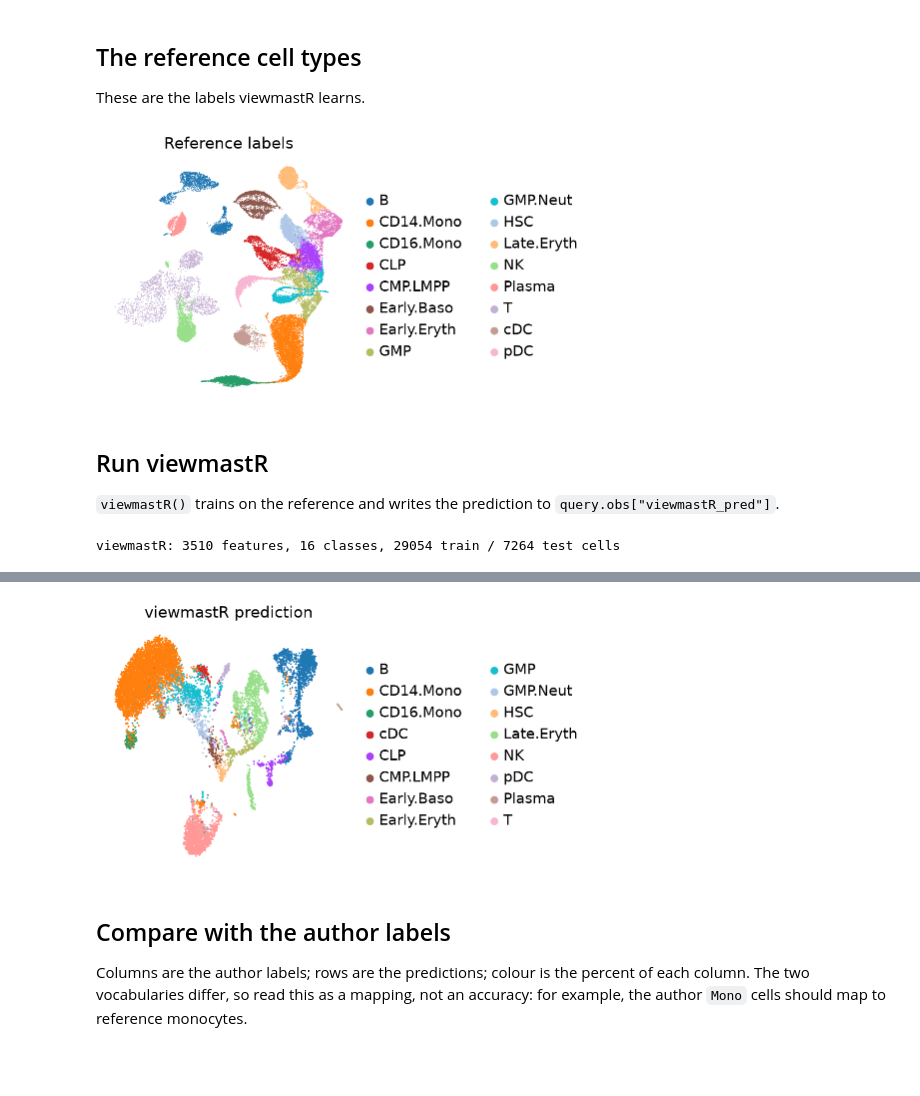
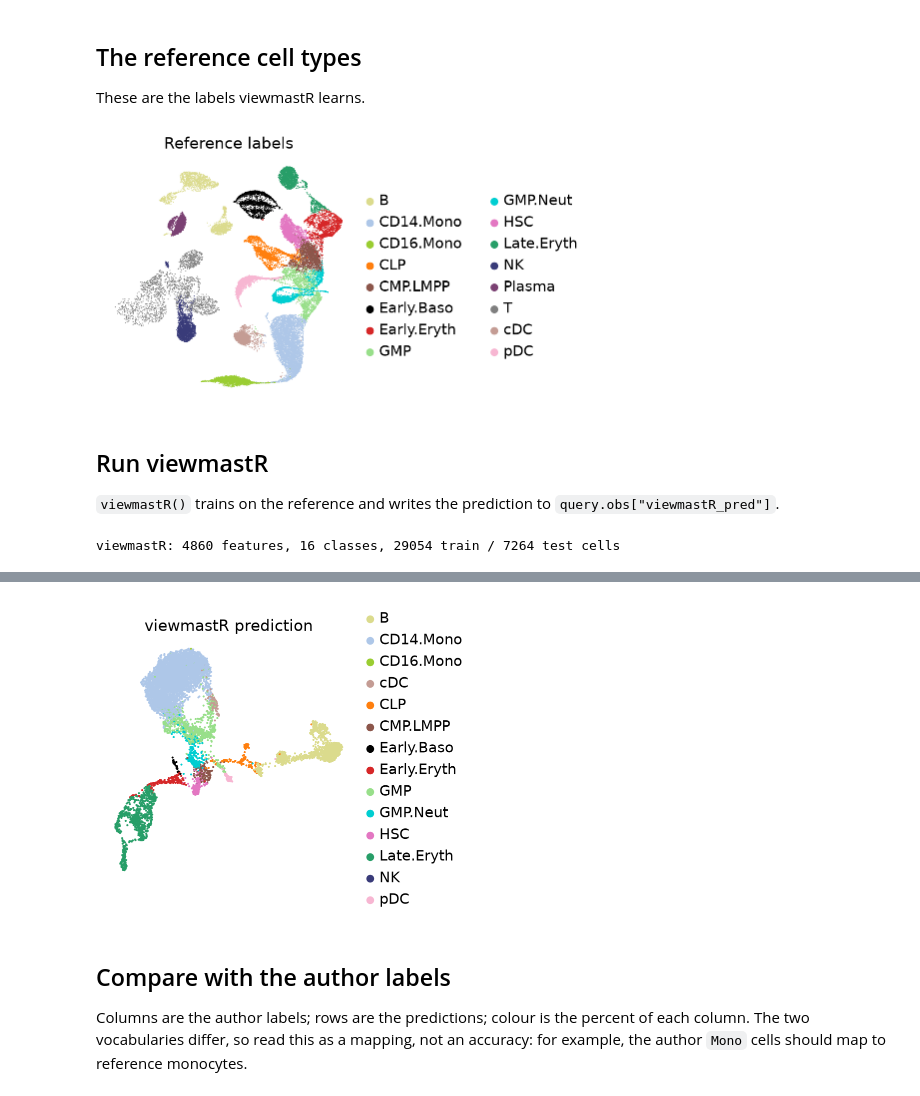
Before and after one commit to jacob-greene/py-viewmastR, a Jupyter notebook: tutorials/01_how_to.ipynb, the cells around one changed output, grey strips where cells are left out. Cells and saved outputs as stored; diff of their text form; code cells hidden in the pictures; blank space fills up the shorter version.

```diff
--- a/tutorials/01_how_to.ipynb
+++ b/tutorials/01_how_to.ipynb
@@ -32,6 +33,6 @@ import tutorial_data as td
 sc.set_figure_params(dpi=80, frameon=False)
 label = td.config().get("greenleaf_label", "celltype")
 ref = td.greenleaf_reference()
-query = td.bm_tcelldep_full()
+query = td.bm_tcelldep()
 print(ref.shape, query.shape)
 # %% [output]
@@ -46,12 +45,0 @@ A standard scanpy embedding gives the UMAP; viewmastR does not use it.
-# %%
-emb = query.copy()
-sc.pp.normalize_total(emb)
-sc.pp.log1p(emb)
-sc.pp.highly_variable_genes(emb, n_top_genes=2000)
-sc.pp.pca(emb, n_comps=30, mask_var="highly_variable")
-sc.pp.neighbors(emb)
-sc.tl.umap(emb, random_state=0)
-query.obsm["X_umap"] = emb.obsm["X_umap"]
-del emb
-print(query.obs["celltype"].value_counts().to_string())
-sc.pl.umap(query, color="celltype", title="Query: author labels")
@@ -72,0 +46,4 @@ ETP             60
+# %%
+vm.palette.set_colors(query, "celltype")
+print(query.obs["celltype"].value_counts().to_string())
+sc.pl.umap(query, color="celltype", title="Query: author labels")
@@ -93,9 +91,10 @@ print(f"{len(vg)} shared variable genes")
 
 These are the labels viewmastR learns.
 # %%
+vm.palette.set_colors(ref, label)
 sc.pl.umap(ref, color=label, title="Reference labels")
 # %% [output]
-[figure, old version]
+[figure, new version]
 # %% [markdown]
 ## Run viewmastR
 
@@ -103,6 +102,7 @@ sc.pl.umap(ref, color=label, title="Reference labels")
 `query.obs["viewmastR_pred"]`.
 # %%
 vm.viewmastR(query, ref, label, selected_features=vg, max_epochs=4)
+vm.palette.set_colors(query, "viewmastR_pred")
 sc.pl.umap(query, color="viewmastR_pred", title="viewmastR prediction")
 # %% [output]
-viewmastR: 3510 features, 16 classes, 29054 train / 7264 test cells
+viewmastR: 4860 features, 16 classes, 29054 train / 7264 test cells
@@ -113,4 +113,4 @@ viewmastR: 3510 features, 16 classes, 29054 train / 7264 test cells
-[figure, old version]
+[figure, new version]
 # %% [markdown]
 ## Compare with the author labels
 
```
Also changed, not shown: parts of 10 cells of this notebook, 18 other files.
